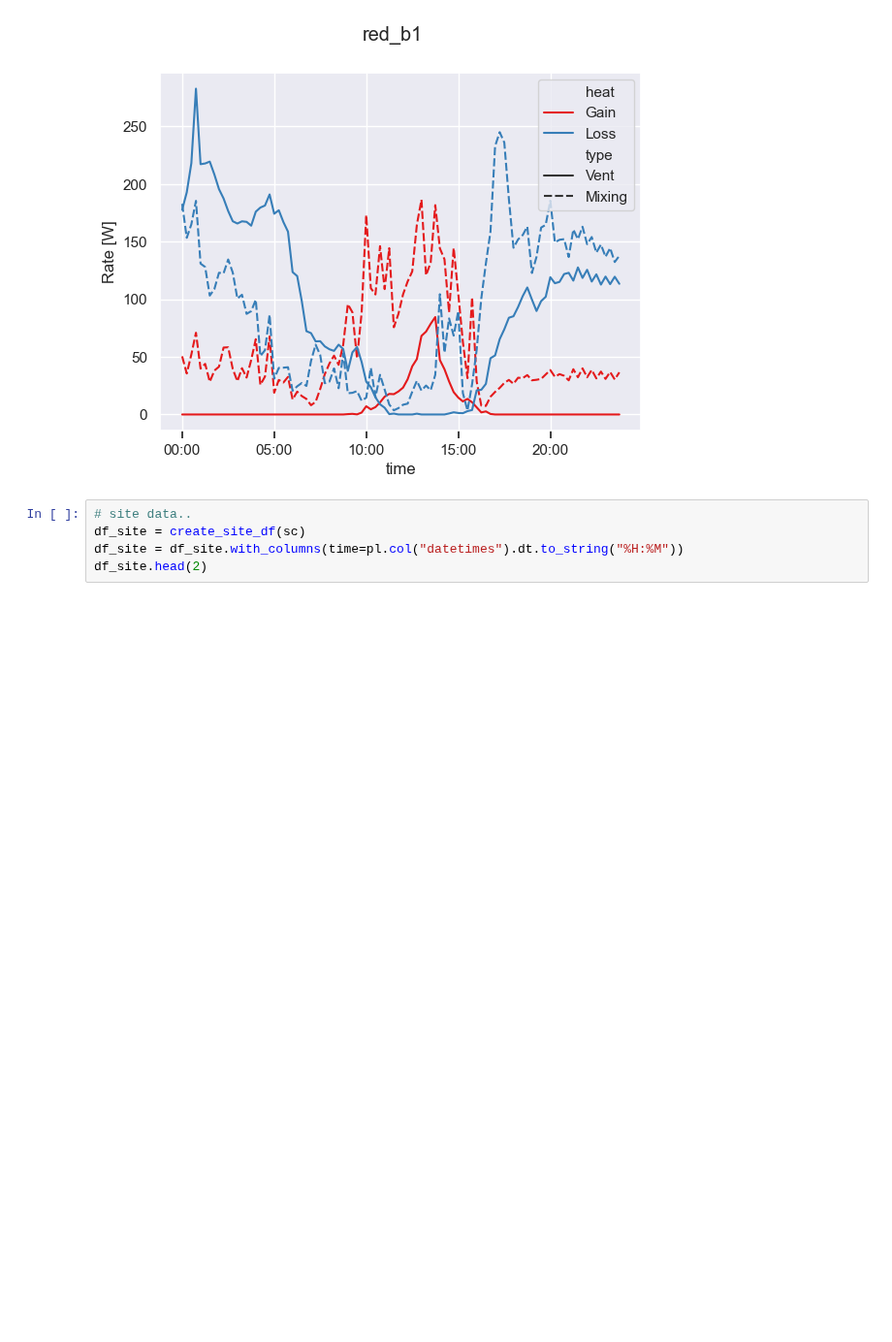
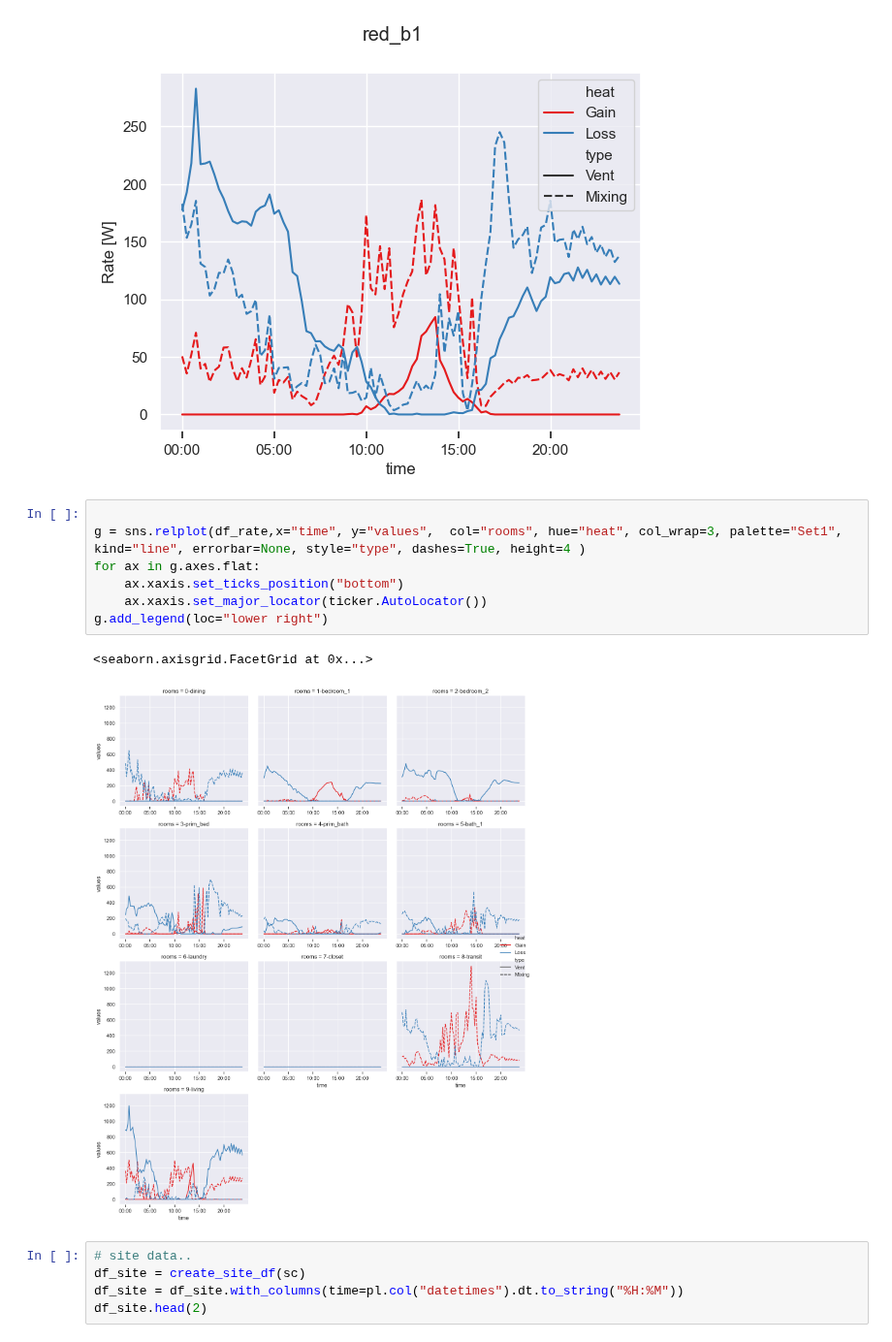
Before and after one commit to juliet29/plan2EPlus, a Jupyter notebook: _notebooks/results/t02_rate.ipynb, the cells around one changed output. Shown at 97% size. Saved outputs shown, nothing was run; the diff lists cells and outputs as text; blank space fills up the shorter version.

```diff
--- a/_notebooks/results/t02_rate.ipynb
+++ b/_notebooks/results/t02_rate.ipynb
@@ -55,6 +57,16 @@ fig.suptitle(sc.case_name)
 # %% [output]
 Text(0.5, 0.98, 'red_b1')
 [figure]
+# %%
+
+g = sns.relplot(df_rate,x="time", y="values",  col="rooms", hue="heat", col_wrap=3, palette="Set1", kind="line", errorbar=None, style="type", dashes=True, height=4 )
+for ax in g.axes.flat:
+    ax.xaxis.set_ticks_position("bottom")
+    ax.xaxis.set_major_locator(ticker.AutoLocator())
+g.add_legend(loc="lower right")
+# %% [output]
+<seaborn.axisgrid.FacetGrid at 0x...>
+[figure, added]
 # %%
 # site data..
 df_site = create_site_df(sc)
```
Also changed, not shown: parts of 3 cells of this notebook, 3 other files.
